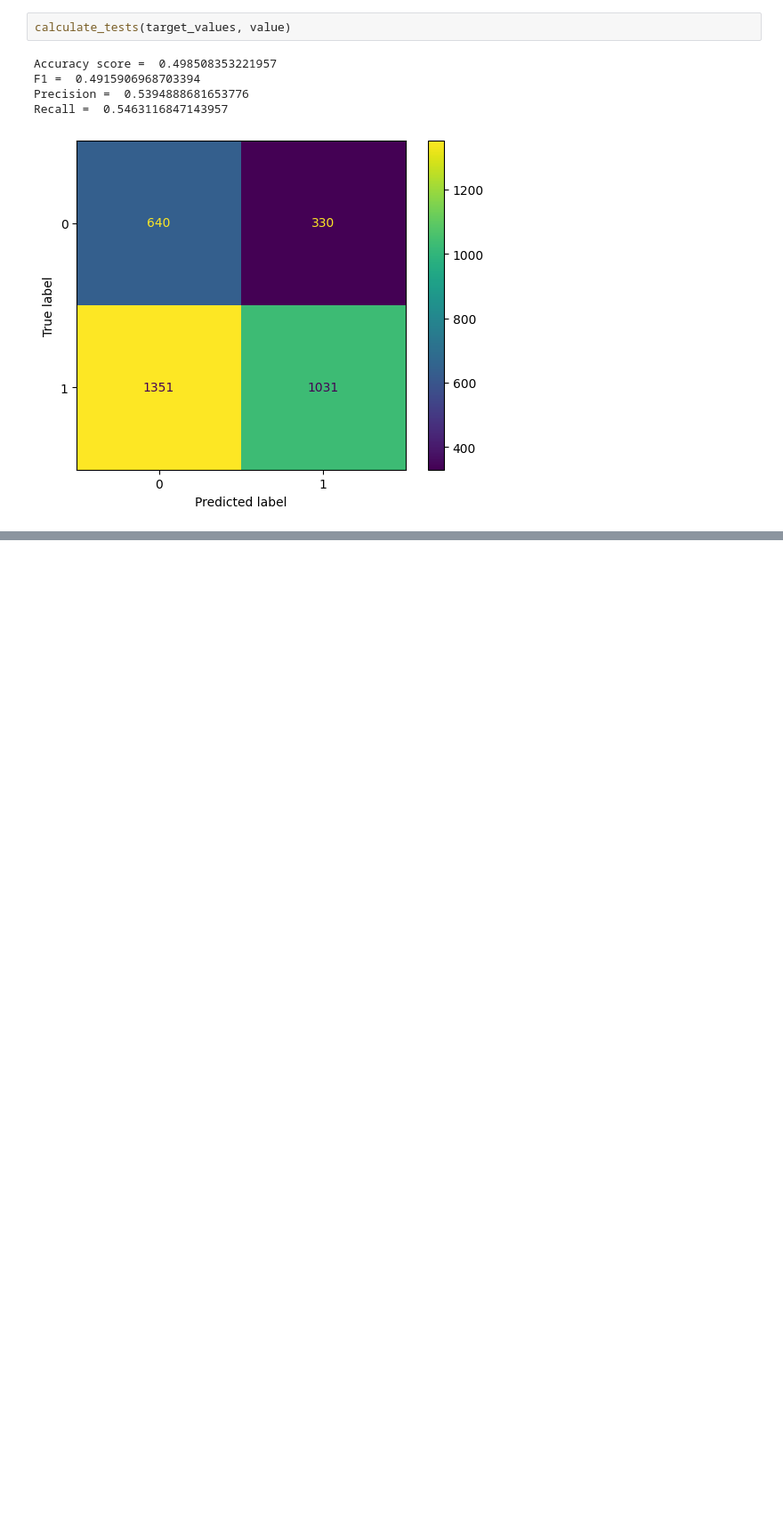
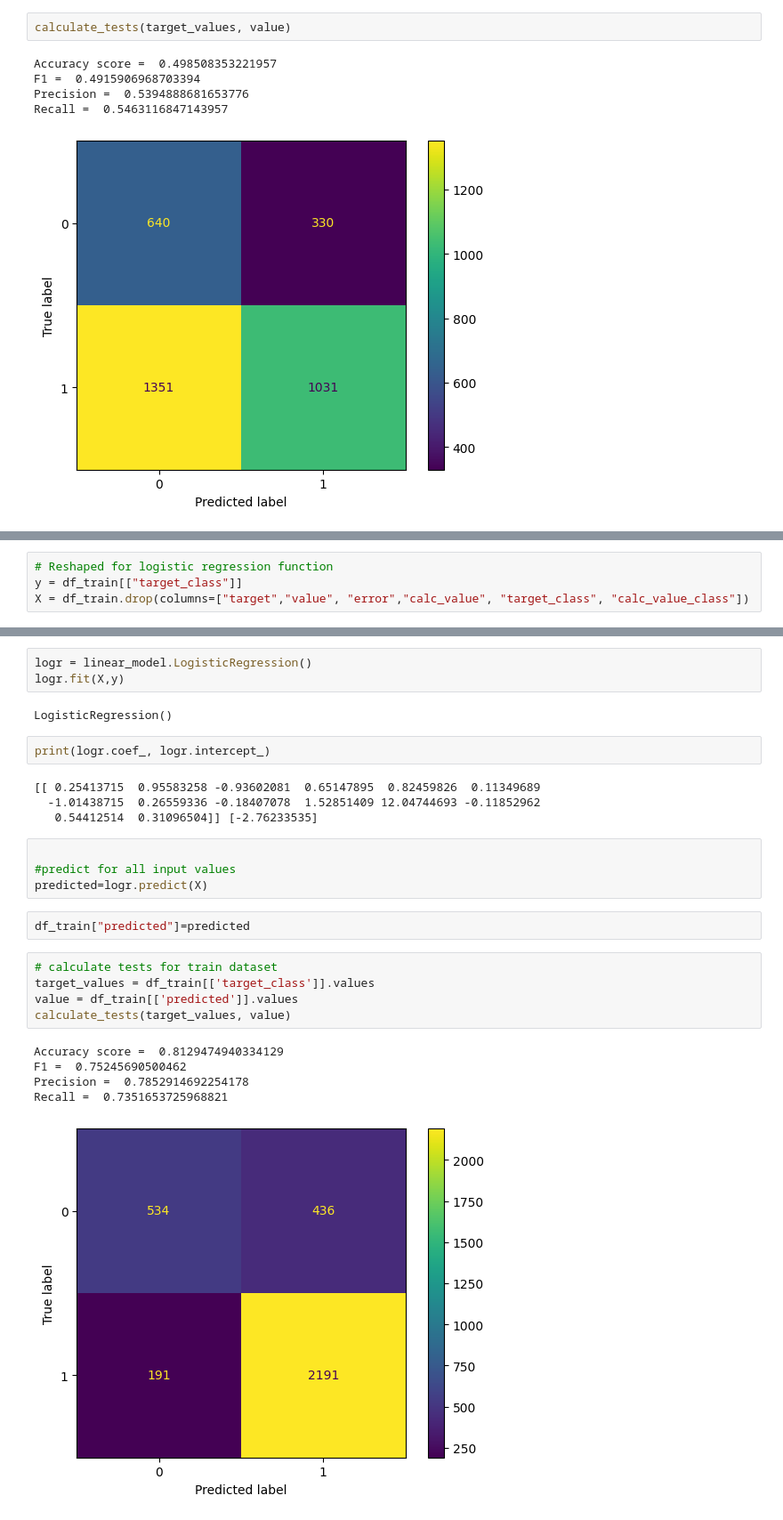
Before and after one commit to erikaminarikova/REFRESH, a Jupyter notebook: loan_data_analysis.ipynb, the cells around one changed output, grey strips where cells are left out. Shown at 89% size. Cells and saved outputs as stored; diff of their text form; blank space fills up the shorter version.

```diff
--- a/loan_data_analysis.ipynb
+++ b/loan_data_analysis.ipynb
@@ -951,0 +974,4 @@ Recall =  0.5463116847143957
+# %%
+# Reshaped for logistic regression function
+y = df_train[["target_class"]]
+X = df_train.drop(columns=["target","value", "error","calc_value", "target_class", "calc_value_class"])
@@ -951,0 +995,28 @@ Recall =  0.5463116847143957
+# %%
+logr = linear_model.LogisticRegression()
+logr.fit(X,y)
+# %% [output]
+LogisticRegression()
+# %%
+print(logr.coef_, logr.intercept_)
+# %% [output]
+[[ 0.25413715  0.95583258 -0.93602081  0.65147895  0.82459826  0.11349689
+  -1.01438715  0.26559336 -0.18407078  1.52851409 12.04744693 -0.11852962
+   0.54412514  0.31096504]] [-2.76233535]
+# %%
+
+#predict for all input values
+predicted=logr.predict(X)
+# %%
+df_train["predicted"]=predicted
+# %%
+# calculate tests for train dataset
+target_values = df_train[['target_class']].values
+value = df_train[['predicted']].values
+calculate_tests(target_values, value)
+# %% [output]
+Accuracy score =  0.8129474940334129
+F1 =  0.75245690500462
+Precision =  0.7852914692254178
+Recall =  0.7351653725968821
+[figure, added]
```
Also changed, not shown: parts of 6 cells of this notebook.
